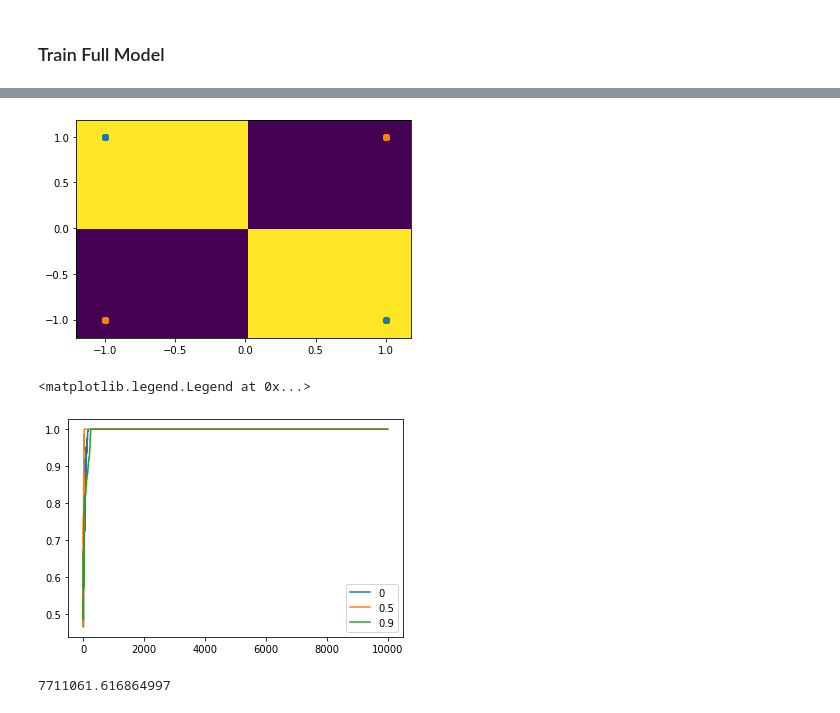
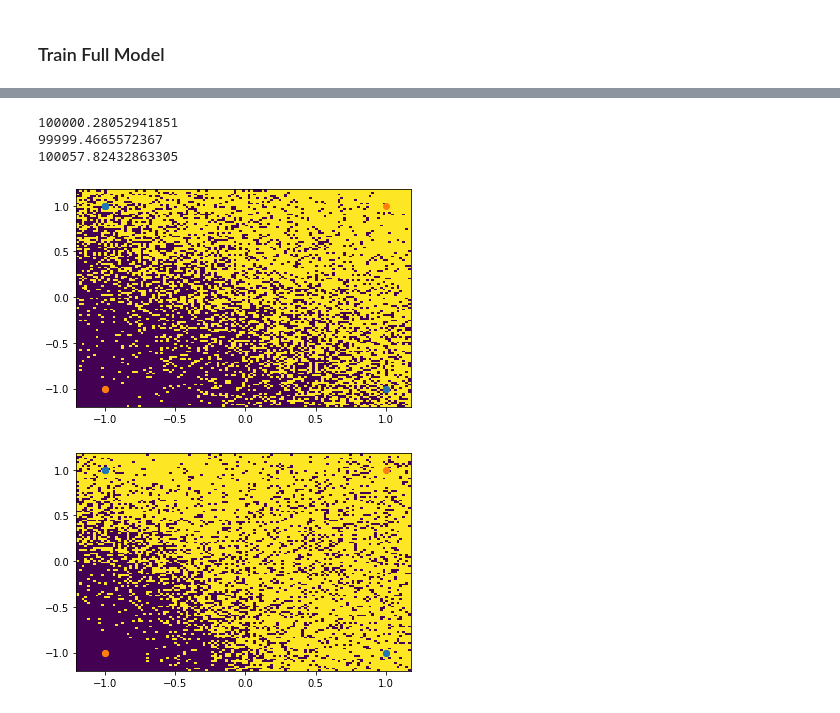
Before and after one commit to shaharazulay/relu-inductive-bias, a Jupyter notebook: source/xor_dataset_empricial_experiment.ipynb, the cells around one changed output, grey strips where cells are left out. Drawn from its saved outputs; the diff is of its cells as text; code cells hidden in the pictures.

Commit message:
starting to finalize figure creation

```diff
--- a/source/xor_dataset_empricial_experiment.ipynb
+++ b/source/xor_dataset_empricial_experiment.ipynb
@@ -149,0 +183,12 @@ plot_classifier(w, a, x_train, y_train)
+# %%
+for k in results.keys():
+    plot(results[k]['training_accuracy'], results[k]['test_accuracy'])
+
+legend([f's = {k}' for k in results.keys()])
+#yscale('log')
+#xlim([0, 8000])
+xlabel('Test Accuracy')
+xlabel('Train Loss (gamma_tilde)')
+title('XOR dataset')
+
+xlim([0, 1e7])
@@ -149,0 +202,8 @@ plot_classifier(w, a, x_train, y_train)
+# %%
+for k in results.keys():
+    plot([2 * alpha/t for t in results[k]['training_accuracy']], results[k]['excess_l1_curve'], 'o')
+
+yscale('log')
+ylim([0, 1e4])
+xlim([0, 200])
+legend([f's = {k}' for k in results.keys()])
@@ -149,0 +215,8 @@ plot_classifier(w, a, x_train, y_train)
+# %%
+for k in results.keys():
+    plot(results[k]['training_accuracy'], results[k]['excess_l1_curve'])
+
+yscale('log')
+ylim([0, 1e4])
+xlim([0, 1e5])
+legend([f's = {k}' for k in results.keys()])
@@ -150,19 +228,20 @@ plot_classifier(w, a, x_train, y_train)
+# %%
+relevant_weights = {}
+for k in results.keys():
+    train_acc = np.abs(np.array(results[k]['training_accuracy']) - 1e5)
+    idx = np.argmin(train_acc)
+    relevant_weights[k] = {'w': results[k]['w'][idx], 'a': results[k]['a'][idx]}
+    print(results[k]['training_accuracy'][idx])
+# %% [output]
+100000.28052941851
+99999.4665572367
+100057.82432863305
 # %%
-w, a = results[0.9]['w'], results[0.9]['a']
+w, a = relevant_weights[0]['w'], relevant_weights[0]['a']
 plot_classifier(w, a, x_train, y_train)
+
+w, a = relevant_weights[0.9]['w'], relevant_weights[0.9]['a']
+plot_classifier(w, a, x_train, y_train)
 # %% [output]
-[figure, old version]
+[figure, new version]
+[figure, added]
-# %%
-for k in results.keys():
-    plot(results[k]['test_accuracy'])
-
-legend(results.keys())
-#yscale('log')
-#xlim([0, 100])
-# %% [output]
-<matplotlib.legend.Legend at 0x...>
-[figure, removed]
-# %%
-results[0.9]['training_accuracy'][-1]
-# %% [output]
-7711061.616864997
```
Also changed, not shown: parts of 22 cells of this notebook, 7 other files.
